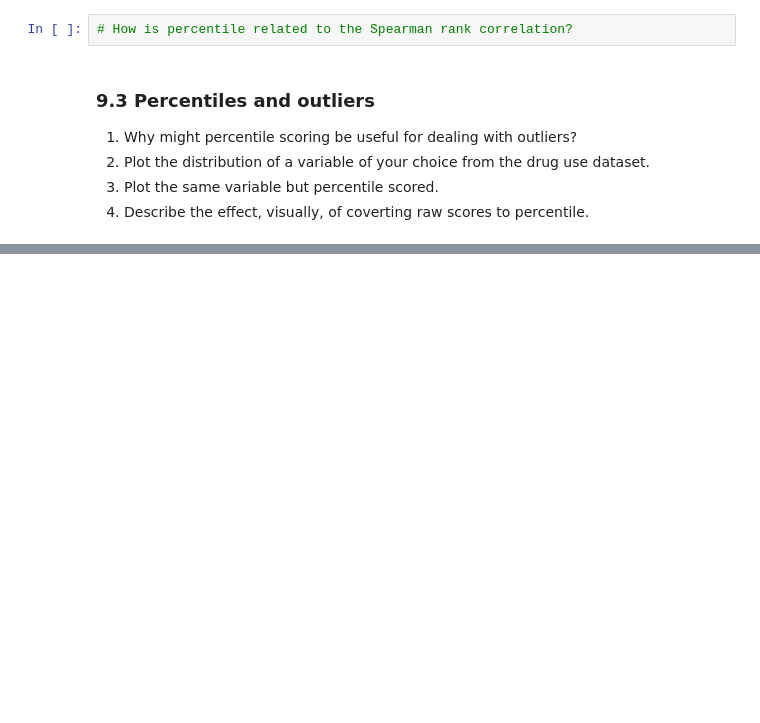
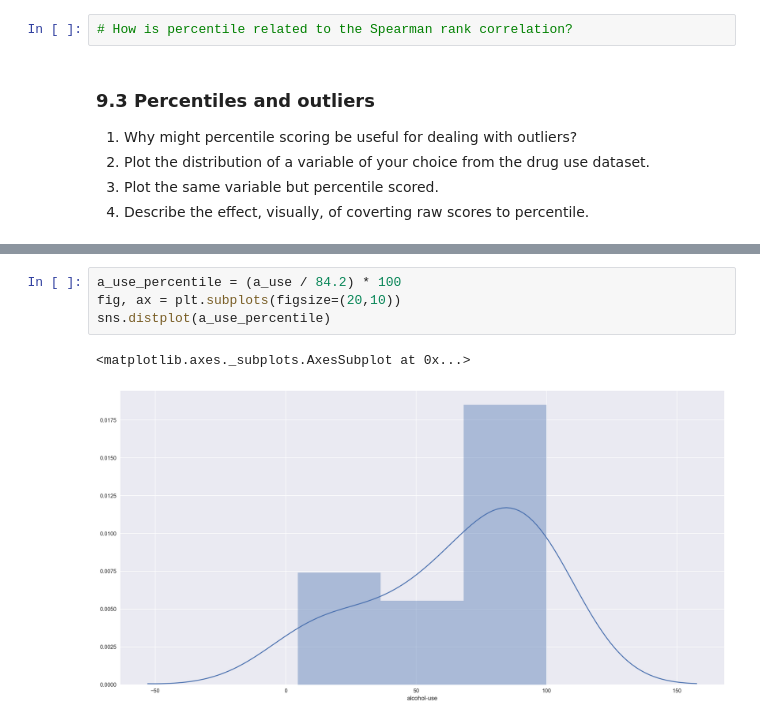
Before and after one commit to guangyic/project2, a Jupyter notebook: CHUA_Guangyi_Project2.ipynb, the cells around one changed output, grey strips where cells are left out. Saved outputs shown, nothing was run; the diff lists cells and outputs as text; blank space fills up the shorter version.

```diff
--- a/CHUA_Guangyi_Project2.ipynb
+++ b/CHUA_Guangyi_Project2.ipynb
@@ -840,0 +950,7 @@ sat_df2.iloc[23]
+# %%
+a_use_percentile = (a_use / 84.2) * 100
+fig, ax = plt.subplots(figsize=(20,10))
+sns.distplot(a_use_percentile)
+# %% [output]
+<matplotlib.axes._subplots.AxesSubplot at 0x...>
+[figure, added]
```
Also changed, not shown: parts of 20 cells of this notebook.
